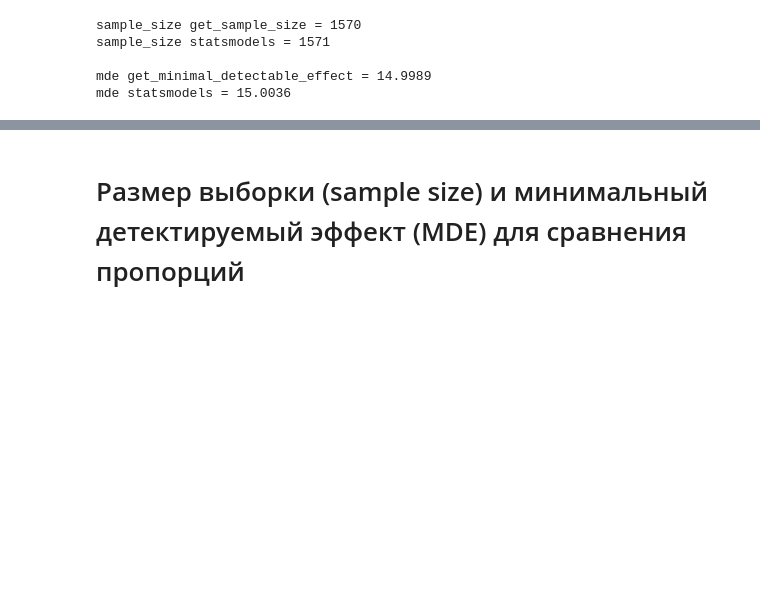
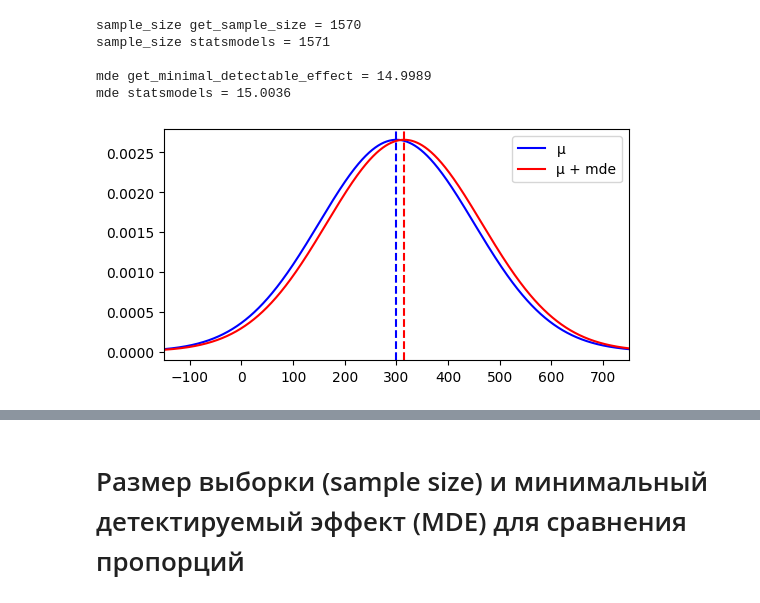
Before and after one commit to ShashlovAI/stat, a Jupyter notebook: AB/sample_size_and_MDE.ipynb, the cells around one changed output, grey strips where cells are left out. Cells and saved outputs as stored; diff of their text form; code cells hidden in the pictures; blank space fills up the shorter version.

Commit message:
add charts

```diff
--- a/AB/sample_size_and_MDE.ipynb
+++ b/AB/sample_size_and_MDE.ipynb
@@ -94,8 +95,8 @@ beta = 0.2
 sample_size_1 = get_sample_size_arb(mu=mu,
                                     std=std,
                                     eff=eff,
-                                    alpha=0.05,
-                                    beta=0.2)
+                                    alpha=alpha,
+                                    beta=beta)
 
 standardized_effect_size = (eff - 1) * mu / std
 sample_size_2 = tt_ind_solve_power(effect_size=standardized_effect_size,
@@ -123,7 +124,7 @@ mde_2 = tt_ind_solve_power(effect_size=None,
                            power=1-beta,
                            ratio=1.0,
                            alternative='two-sided')
-
+mde = mde_1
 
 print(f'mde get_minimal_detectable_effect = {mde_1:0.4f}')
 print(f'mde statsmodels = {mde_2*std:0.4f}\n')
@@ -133,3 +134,25 @@ sample_size statsmodels = 1571
 
 mde get_minimal_detectable_effect = 14.9989
 mde statsmodels = 15.0036
+# %%
+x = np.linspace(mu - 3*std, mu + 3*std, 10000)
+
+a = norm.pdf(x, loc=mu, scale=std)
+b = norm.pdf(x, mu+mde, scale=std)
+
+fig, ax = plt.subplots(nrows=1, ncols=1, figsize=(6, 3))
+
+sns.lineplot(x=x, y=a, ax=ax, color='blue', label='μ')
+ax.axvline(x=mu, linestyle='--', color='blue')
+
+sns.lineplot(x=x, y=b, ax=ax, color='red', label='μ + mde')
+ax.axvline(x=mu+mde, linestyle='--', color='red')
+
+x_min = mu - 3*std
+x_max = mu + 3*std
+
+ax.set_xlim(x_min, x_max)
+
+plt.show()
+# %% [output]
+[figure, added]
```
Also changed, not shown: parts of 3 cells of this notebook.
